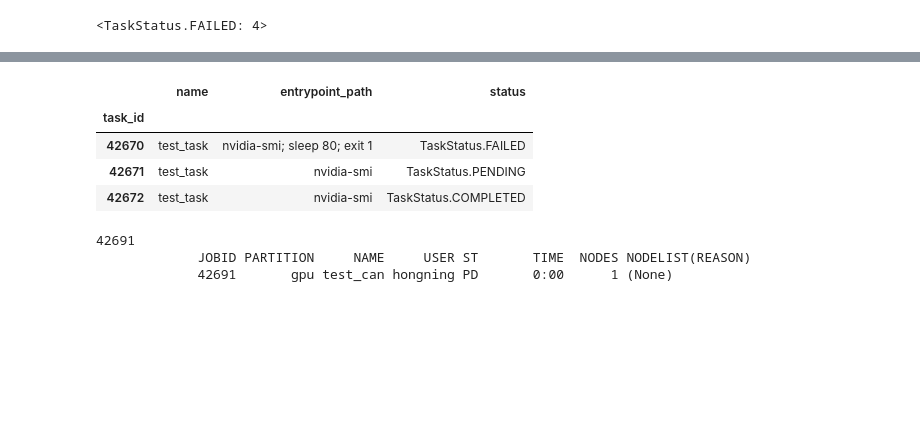
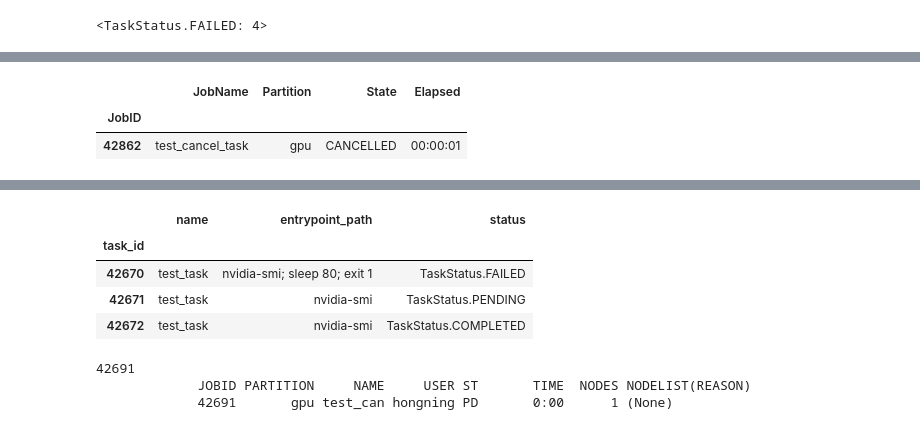
Before and after one commit to GCS-ZHN/task, a Jupyter notebook: dev.ipynb, the cells around one changed output, grey strips where cells are left out. Saved outputs shown, nothing was run; the diff lists cells and outputs as text; code cells hidden in the pictures; blank space fills up the shorter version.

Commit message:
chore: support based on slurm cli

```diff
--- a/dev.ipynb
+++ b/dev.ipynb
@@ -245,3 +268,6 @@ slurm_task_manager = SlurmTaskManager('config/slurm_task.yaml')
+# %%
+from task.slurm import CliSlurmTaskManager
+slurm_task_manager = CliSlurmTaskManager('config/clislurm_task.yaml')
 # %%
 jobid=slurm_task_manager.submit(
     'test_task',
@@ -259,0 +277,10 @@ jobid=slurm_task_manager.submit(
+# %%
+task_id = slurm_task_manager.submit(
+    name="test_cancel_task",
+    entrypoint_path="nvidia-smi; sleep 3; echo notok",
+)
+assert task_id is not None
+assert slurm_task_manager.status(task_id) in [
+    TaskStatus.PENDING, TaskStatus.RUNNING]
+assert slurm_task_manager.cancel(task_id)
+assert slurm_task_manager.wait(task_id) == TaskStatus.CANCELLED
@@ -259,0 +299,3 @@ jobid=slurm_task_manager.submit(
+# %%
+slurm_task_manager._list(task_id)
+# %% [output]
@@ -259,0 +303,3 @@ jobid=slurm_task_manager.submit(
+|  | JobName | Partition | State | Elapsed |
+| JobID |  |  |  |  |
+| 42862 | test_cancel_task | gpu | CANCELLED | 00:00:01 |
```
Also changed, not shown: parts of 18 cells of this notebook, 2 other files.
